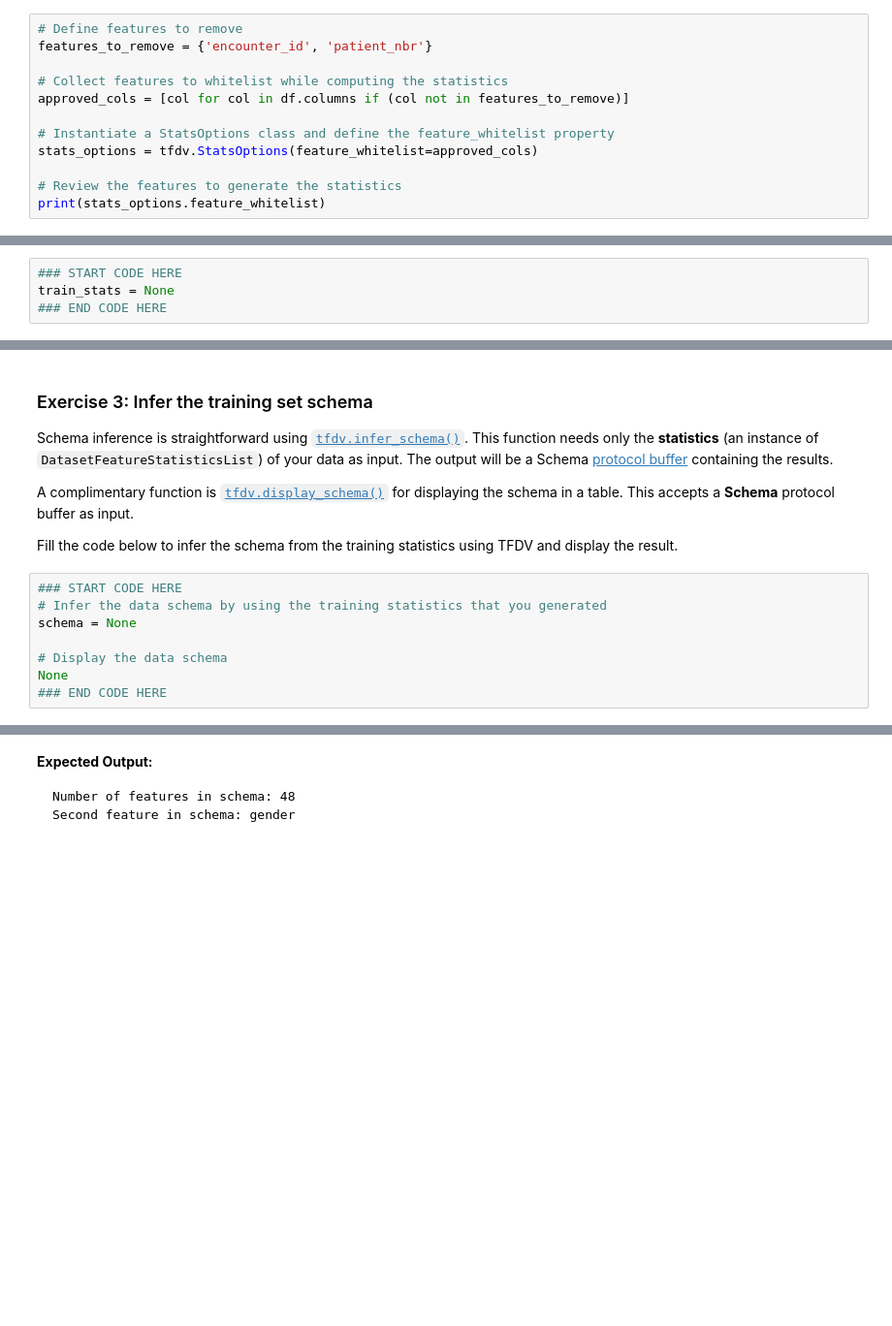
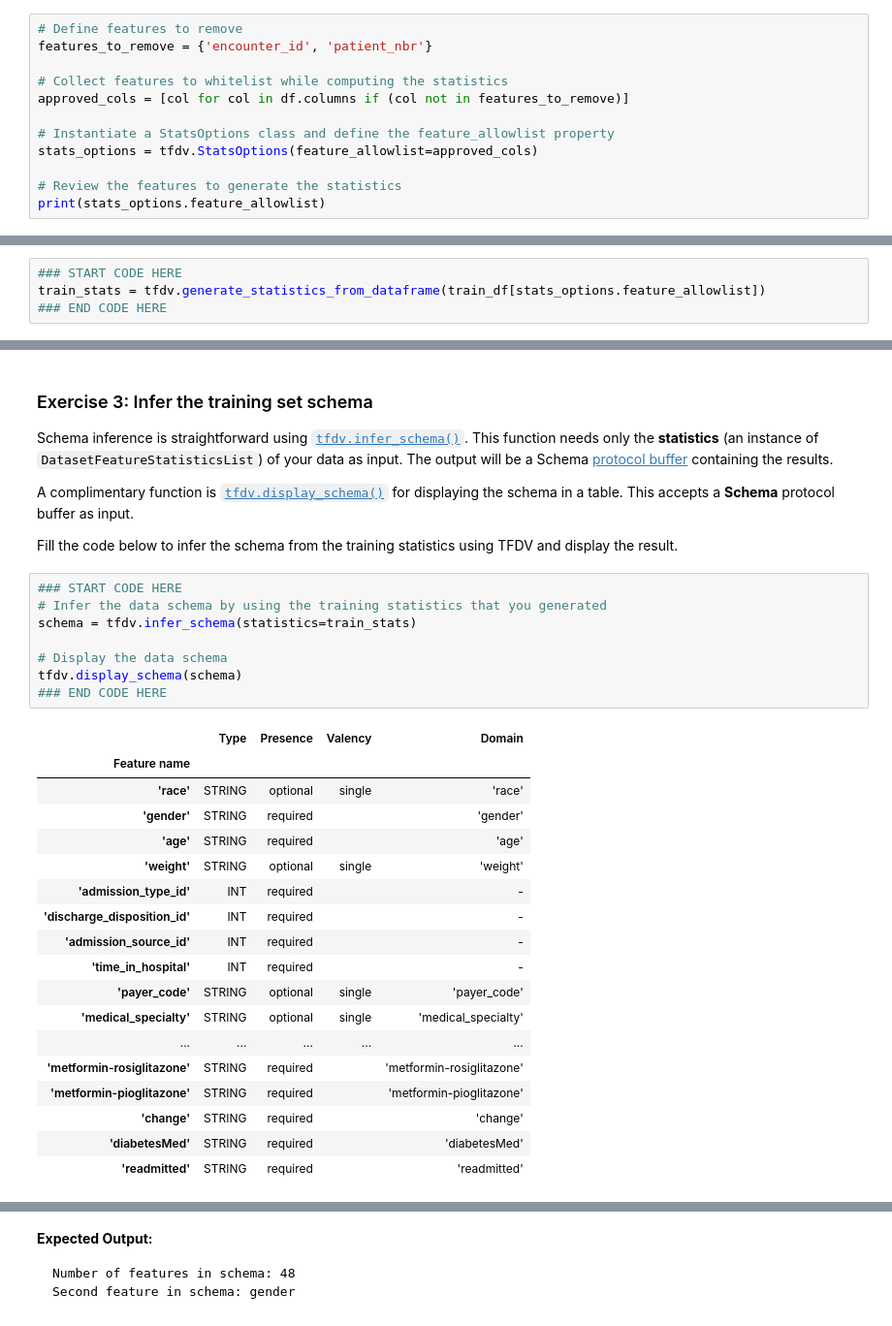
Before and after one commit to frankwwu/Machine-Learning-Engineering-for-Production-MLOps-Specialization, a Jupyter notebook: 2. Machine Learning Data Lifecycle in Production/Week 1. Collecting, Labeling and Validating Data/C2W1_Assignment.ipynb, the cells around one changed output, grey strips where cells are left out. Shown at 97% size. Drawn from its saved outputs; the diff is of its cells as text; blank space fills up the shorter version.

```diff
--- a/2. Machine Learning Data Lifecycle in Production/Week 1. Collecting, Labeling and Validating Data/C2W1_Assignment.ipynb
+++ b/2. Machine Learning Data Lifecycle in Production/Week 1. Collecting, Labeling and Validating Data/C2W1_Assignment.ipynb
@@ -150,8 +162,8 @@ features_to_remove = {'encounter_id', 'patient_nbr'}
 # Collect features to whitelist while computing the statistics
 approved_cols = [col for col in df.columns if (col not in features_to_remove)]
 
-# Instantiate a StatsOptions class and define the feature_whitelist property
-stats_options = tfdv.StatsOptions(feature_whitelist=approved_cols)
+# Instantiate a StatsOptions class and define the feature_allowlist property
+stats_options = tfdv.StatsOptions(feature_allowlist=approved_cols)
 
 # Review the features to generate the statistics
-print(stats_options.feature_whitelist)
+print(stats_options.feature_allowlist)
@@ -166,7 +180,7 @@ Since you already have the data stored in a DataFrame you can use the function [
 Complete the cell below to generate the statistics of the training set. Remember to pass the training dataframe and the `stats_options` that you defined above as arguments.
 # %%
 ### START CODE HERE
-train_stats = None
+train_stats = tfdv.generate_statistics_from_dataframe(train_df[stats_options.feature_allowlist])
 ### END CODE HERE
 # %%
 # TEST CODE
@@ -227,8 +248,27 @@ Fill the code below to infer the schema from the training statistics using TFDV
 # %%
 ### START CODE HERE
 # Infer the data schema by using the training statistics that you generated
-schema = None
+schema = tfdv.infer_schema(statistics=train_stats)
 
 # Display the data schema
-None
+tfdv.display_schema(schema)
 ### END CODE HERE
+# %% [output]
+|  | Type | Presence | Valency | Domain |
+| Feature name |  |  |  |  |
+| 'race' | STRING | optional | single | 'race' |
+| 'gender' | STRING | required |  | 'gender' |
+| 'age' | STRING | required |  | 'age' |
+| 'weight' | STRING | optional | single | 'weight' |
+| 'admission_type_id' | INT | required |  | - |
+| 'discharge_disposition_id' | INT | required |  | - |
+| 'admission_source_id' | INT | required |  | - |
+| 'time_in_hospital' | INT | required |  | - |
+| 'payer_code' | STRING | optional | single | 'payer_code' |
+| 'medical_specialty' | STRING | optional | single | 'medical_specialty' |
+| ... | ... | ... | ... | ... |
+| 'metformin-rosiglitazone' | STRING | required |  | 'metformin-rosiglitazone' |
+| 'metformin-pioglitazone' | STRING | required |  | 'metformin-pioglitazone' |
+| 'change' | STRING | required |  | 'change' |
+| 'diabetesMed' | STRING | required |  | 'diabetesMed' |
+| 'readmitted' | STRING | required |  | 'readmitted' |
```
Also changed, not shown: parts of 29 cells of this notebook, 1 other file.
